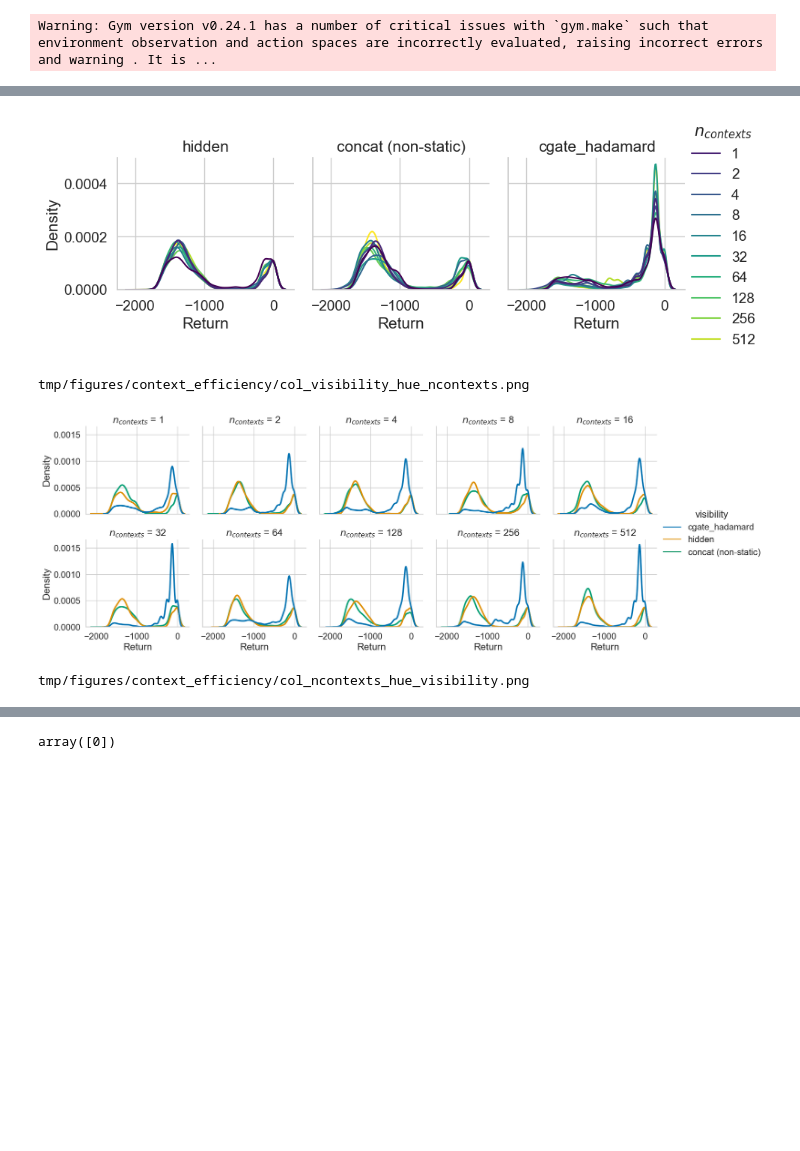
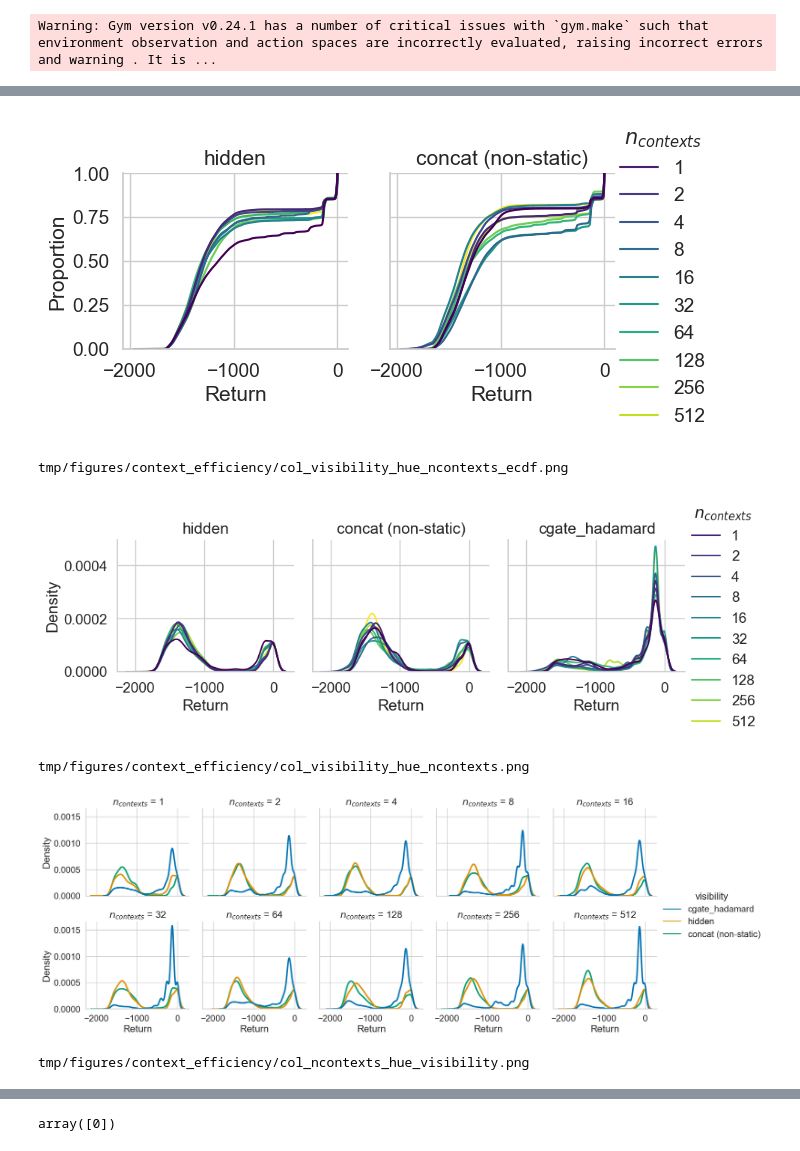
Before and after one commit to automl/CARL, a Jupyter notebook: experiments/evaluation/eval_context_efficiency.ipynb, the cells around one changed output, grey strips where cells are left out. Cells and saved outputs as stored; diff of their text form; code cells hidden in the pictures; blank space fills up the shorter version.

```diff
--- a/experiments/evaluation/eval_context_efficiency.ipynb
+++ b/experiments/evaluation/eval_context_efficiency.ipynb
@@ -72,6 +72,24 @@ def get_legend_handles(df, hue, palette="colorblind", labeltype: str | None = No
 
 col_order = ["hidden", "concat (all)", "concat (non-static)", "cgate_hadamard", "cgate_lstm"]
 col_order = ["hidden", "concat (non-static)", "cgate_hadamard"]
+
+
+fig_fn = Path("tmp/figures/context_efficiency/col_visibility_hue_ncontexts_ecdf.png")
+fig_fn.parent.mkdir(exist_ok=True, parents=True)
+col = "visibility"
+hue = "n_contexts_log"
+palette = "viridis"
+handles = get_legend_handles(df=df, hue=hue, palette=palette, labeltype="n_contexts")
+grid = sns.FacetGrid(data=df[df["visibility"].isin(["hidden", "concat (non-static)"])], col=col, legend_out=True, col_order=col_order[:2])
+grid = grid.map_dataframe(sns.ecdfplot, x="return", hue=hue, palette=palette)
+grid = grid.add_legend(handles=handles, title="$n_{contexts}$")
+grid.set_xlabels("Return")
+grid.set_titles(col_template="{col_name}")
+# grid.figure.set_tight_layout(True)
+grid.figure.savefig(fig_fn, dpi=300, bbox_inches="tight")
+plt.show()
+printr(fig_fn)
+
 
 fig_fn = Path("tmp/figures/context_efficiency/col_visibility_hue_ncontexts.png")
 fig_fn.parent.mkdir(exist_ok=True, parents=True)
@@ -94,37 +112,39 @@ sns.set_style("whitegrid")
 fig_fn = Path("tmp/figures/context_efficiency/col_ncontexts_hue_visibility.png")
 fig_fn.parent.mkdir(exist_ok=True, parents=True)
 col = "n_contexts"
 hue = "visibility"
 palette = "colorblind"
 handles = get_legend_handles(df=df, hue=hue, palette=palette)
 grid = sns.FacetGrid(data=df, col=col, legend_out=True, col_wrap=5)
 grid = grid.map_dataframe(sns.kdeplot, x="return", hue=hue, palette=palette, lw=2.5)
 grid = grid.add_legend(handles=handles, title=hue)
 grid.set_titles(col_template="$n_{{contexts}}$ = {col_name}")
 grid.set_xlabels("Return")
 # grid.figure.set_tight_layout(True)
 grid.figure.savefig(fig_fn, dpi=300, bbox_inches="tight")
 plt.show()
 printr(fig_fn)
 
 
 # fig_fn = Path("tmp/figures/context_efficiency/row_ncontexts_col_visibility.png")
 # fig_fn.parent.mkdir(exist_ok=True, parents=True)
 # row = "n_contexts_log"
 # col = "visibility"
 # palette = "colorblind"
 # handles = get_legend_handles(df=df, hue=hue, palette=palette)
 # grid = sns.FacetGrid(data=df, col=col, row=row, legend_out=True)
 # grid = grid.map_dataframe(sns.kdeplot, x="return")
 # # grid = grid.add_legend(handles=handles, title=hue)
 # grid.figure.set_tight_layout(True)
 # grid.figure.savefig(fig_fn, dpi=300, bbox_inches="tight")
 # plt.show()
 # %% [output]
-[figure, old version]
+[figure, new version]
-tmp/figures/context_efficiency/col_visibility_hue_ncontexts.png
+tmp/figures/context_efficiency/col_visibility_hue_ncontexts_ecdf.png
-[figure, old version]
+[figure, new version]
-tmp/figures/context_efficiency/col_ncontexts_hue_visibility.png
+tmp/figures/context_efficiency/col_visibility_hue_ncontexts.png
+[figure, added]
+tmp/figures/context_efficiency/col_ncontexts_hue_visibility.png
 # %%
 import matplotlib.pyplot as plt
 import seaborn as sns
```
Also changed, not shown: parts of 4 cells of this notebook, 4 other files.
